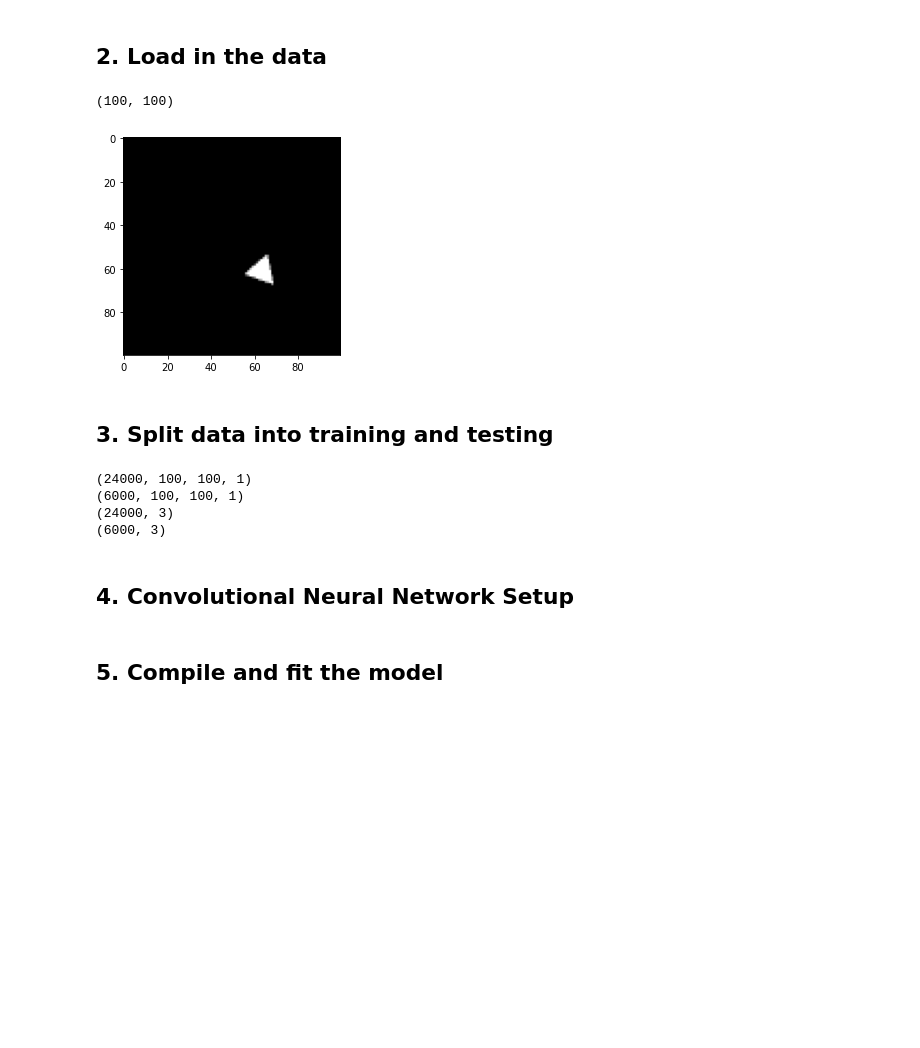
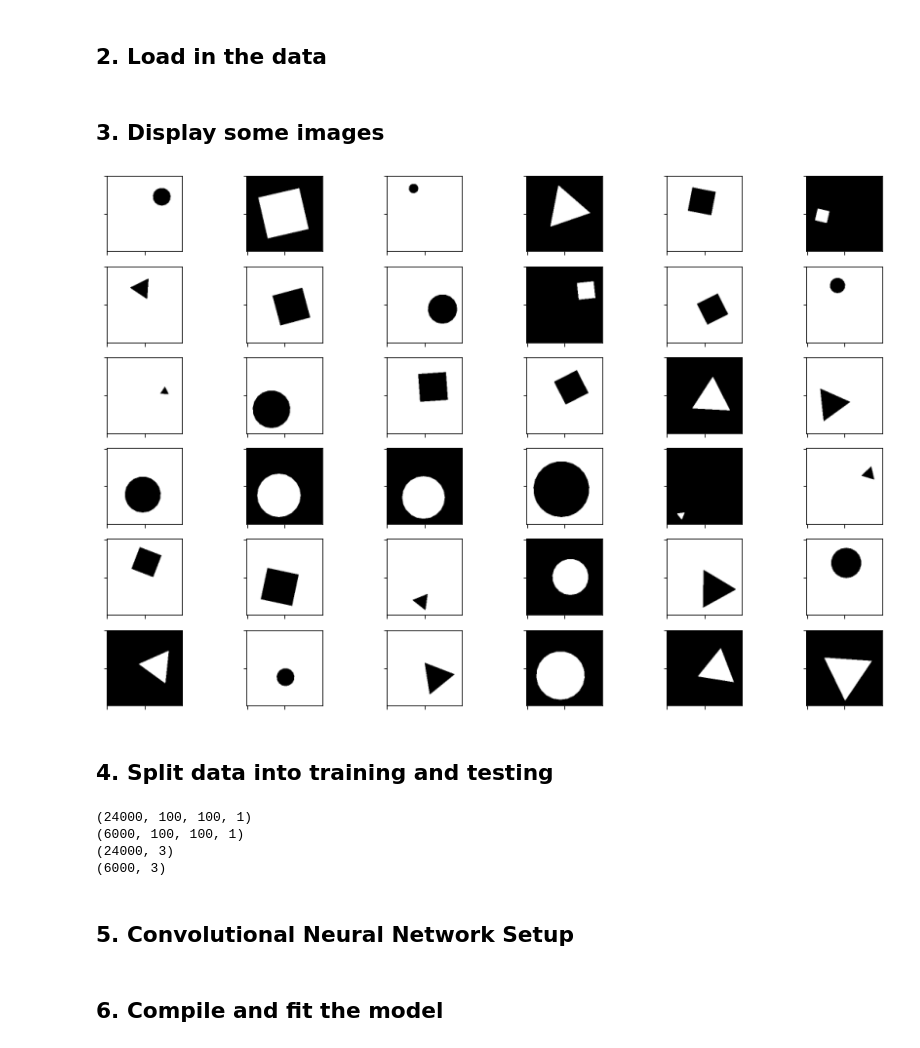
Before and after one commit to c-hammer45/ShapesClassification, a Jupyter notebook: Shapes_Classification.ipynb, the cells around one changed output. Drawn from its saved outputs; the diff is of its cells as text; code cells hidden in the pictures; blank space fills up the shorter version.

```diff
--- a/Shapes_Classification.ipynb
+++ b/Shapes_Classification.ipynb
@@ -23,19 +22,17 @@ from sklearn.model_selection import train_test_split
 ## 2. Load in the data
 # %%
 data_direc = 'geometric shapes dataset'
-classes = []
-#Obtain the name of the class directories we will work with
-for i in os.listdir(data_direc):
-    classes.append(i)
+#Obtain the name of the class directories
+classes = os.listdir(data_direc)
 
 #read in images from separate class directories
 data = []
 class_labels = []
 scale_factor = 0.5
 
-label = 0
-for i in classes:
-    path = data_direc+'/'+str(i)
+for i,j in enumerate(classes):
+    label = i
+    path = data_direc+'/'+str(j)
     images = os.listdir(path)
     for img in images:
         image = cv2.imread(path+'/'+img,0) #read in the image in greyscale to reduce computation time
@@ -44,15 +41,22 @@ for i in classes:
         image = np.array(image)
         data.append(image) #add image to dataset
         class_labels.append(label) #add associated integer label to class_labels list
-    label = label + 1
-
-plt.imshow(data[29999], cmap='gray')
-print(data[29999].shape)
-# %% [output]
-(100, 100)
-[figure, removed]
+# %% [markdown]
+## 3. Display some images
+# %%
+#initialize a subplot to hold the images
+dim = 6
+fig, ax = plt.subplots(dim, dim, figsize=(15,10))
+
+for i in range(dim):
+    for j in range(dim):
+        ax[i,j].imshow(data[random.randint(0, len(data)-1)], cmap='gray') #display random image from set
+        ax[i,j].set_xticklabels([]) #remove x ticks
+        ax[i,j].set_yticklabels([]) #remove y ticks
+# %% [output]
+[figure, added]
 # %% [markdown]
-## 3. Split data into training and testing
+## 4. Split data into training and testing
 # %%
 #Convert images and labels to numpy arrays
 training_images = np.array(data)
@@ -84,5 +88,5 @@ print(y_test.shape)
 (24000, 3)
 (6000, 3)
 # %% [markdown]
-## 4. Convolutional Neural Network Setup
+## 5. Convolutional Neural Network Setup
 # %%
@@ -101,6 +106,6 @@ model.add(Dropout(0.2))
 model.add(Dense(3, activation = "softmax"))
 # %% [markdown]
-## 5. Compile and fit the model
+## 6. Compile and fit the model
 # %%
 #compile model
 model.compile(loss = 'categorical_crossentropy', optimizer = 'adam', metrics = ['accuracy'])
```
Also changed, not shown: parts of 11 cells of this notebook, 1 other file.
